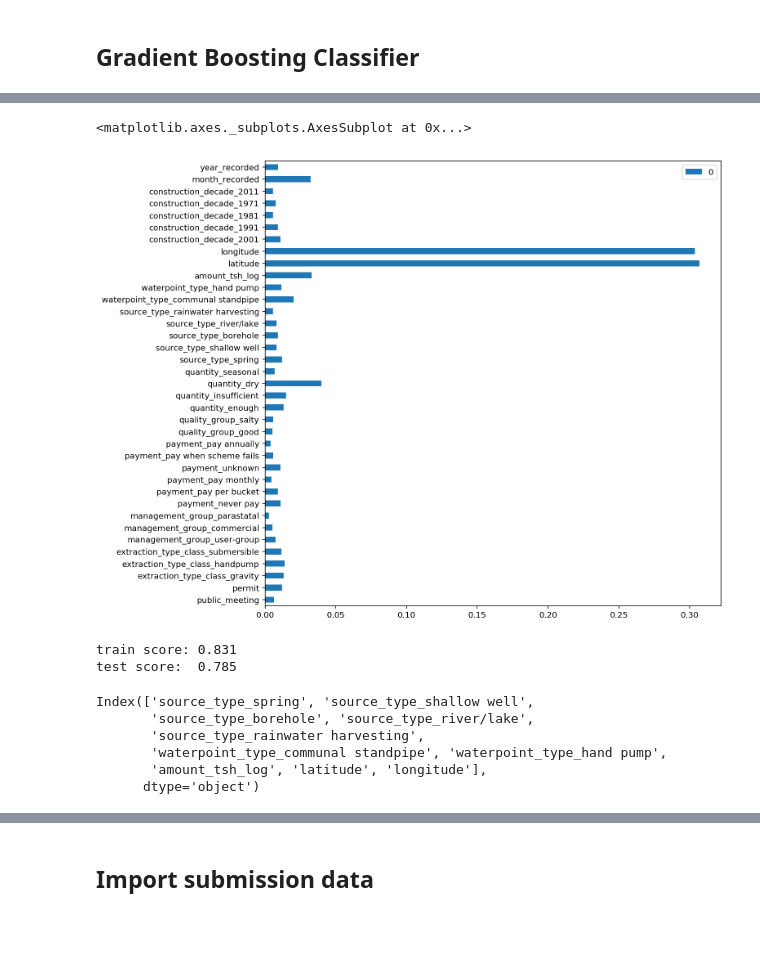
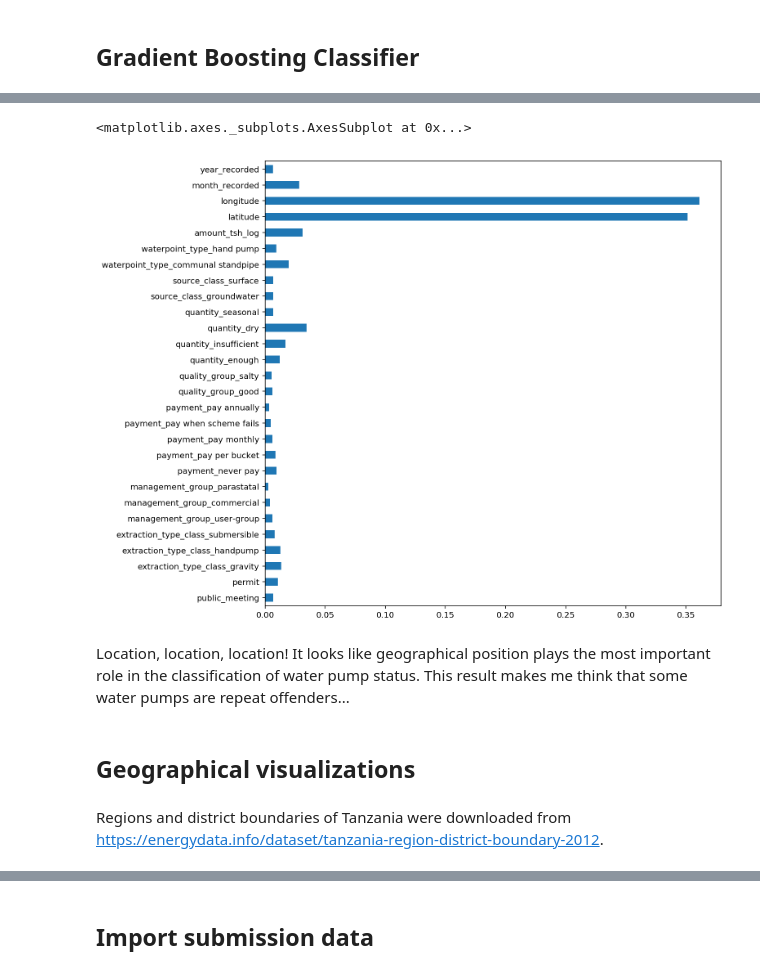
Before and after one commit to tracijo32/water_pumps, a Jupyter notebook: Water pumps in Tanzania.ipynb, the cells around one changed output, grey strips where cells are left out. Saved outputs shown, nothing was run; the diff lists cells and outputs as text; code cells hidden in the pictures; blank space fills up the shorter version.

Commit message:
made new plots, submitted new model with 28 features

````diff
--- a/Water pumps in Tanzania.ipynb
+++ b/Water pumps in Tanzania.ipynb
@@ -68,16 +68,20 @@ def one_hot_encoder(df_old,df_new,column,threshold=None,values=None,name=None):
 # %%
 C = pd.DataFrame(index=features.index)
 
-C = one_hot_encoder(features,C,'funder',threshold=1000)
+#C = one_hot_encoder(features,C,'funder',values=['Government of Tanzania','Danida',
+#                                                'Hesawa','Rwssp','World Bank','Kkkt',
+#                                               'World_Vision','Unicef'])
 C['public_meeting'] = features['public_meeting'].apply(lambda x: 1 if x else 0)
-C = one_hot_encoder(features,C,'scheme_management',threshold=1000)
+#C = one_hot_encoder(features,C,'scheme_management',values=['VWC','WUG','Water authority','WUA','Water Board',
+#                                                          'Parastatal','Private operator','Company'])
 C['permit'] = features['permit'].apply(lambda x: 1 if x else 0)
 C = one_hot_encoder(features,C,'extraction_type_class',values=['gravity','handpump','submersible'])
-C = one_hot_encoder(features,C,'management_group',threshold=1000)
-C = one_hot_encoder(features,C,'payment',threshold=2000)
-C = one_hot_encoder(features,C,'quality_group',threshold=2000)
-C = one_hot_encoder(features,C,'quantity',threshold=1000)
-C = one_hot_encoder(features,C,'source_type',threshold=2000)
-C = one_hot_encoder(features,C,'waterpoint_type',threshold=7000)
+C = one_hot_encoder(features,C,'management_group',values=['user-group','commercial','parastatal'])
+C = one_hot_encoder(features,C,'payment',values=['never pay','pay per bucket','pay monthly',
+                                                   'pay when scheme fails','pay annually'])
+C = one_hot_encoder(features,C,'quality_group',values=['good','salty'])
+C = one_hot_encoder(features,C,'quantity',values=['enough','insufficient','dry','seasonal'])
+C = one_hot_encoder(features,C,'source_class',values=['groundwater','surface'])
+C = one_hot_encoder(features,C,'waterpoint_type',values=['communal standpipe','hand pump'])
 C.shape
 # %% [output]
@@ -110,12 +114,12 @@ I engineered some features out of the ones that were not selected above.
 ```month_recorded```,```year_recorded```: extracted the month and year from ```date_recorded```
 # %%
 E = pd.DataFrame(index=features.index)
-ser=pd.cut(features['construction_year'],[0,1960,1970,1980,1990,2000,2010,2020])
-counts = ser.value_counts()
-values = counts[counts>2000].index
-for v in values:
-    name = features.loc[ser==v,'construction_year'].min().astype(str)
-    E['construction_decade_'+name] = features['construction_year'].apply(lambda x: 1 if x in v else 0)
+#ser=pd.cut(features['construction_year'],[0,1960,1970,1980,1990,2000,2010,2020])
+#counts = ser.value_counts()
+#values = counts[counts>2000].index
+#for v in values:
+#    name = features.loc[ser==v,'construction_year'].min().astype(str)
+#    E['construction_decade_'+name] = features['construction_year'].apply(lambda x: 1 if x in v else 0)
 E['month_recorded'] = features['date_recorded'].apply(lambda x: x.month)
 E['year_recorded'] = features['date_recorded'].apply(lambda x: x.year)
 # %% [markdown]
@@ -131,2 +139,2 @@ from sklearn.ensemble import GradientBoostingClassifier
 # %%
-X_train,X_test,y_train,y_test = train_test_split(X,y,stratify=y,test_size=0.8,random_state=123)
+X_train,X_test,y_train,y_test = train_test_split(X,y,stratify=y,test_size=0.2,random_state=123)
@@ -134,10 +144,10 @@ X_train,X_test,y_train,y_test = train_test_split(X,y,stratify=y,test_size=0.8,ra
 grid = GridSearchCV(
         GradientBoostingClassifier(random_state=123,learning_rate=0.1,n_estimators=100),
         cv=3,n_jobs=6,return_train_score=False,verbose=2,
-        param_grid = {'n_estimators':[100,200,300,400],
-                     'min_samples_split':[2,3,4],
+        param_grid = {#n_estimators':[100,200,300,400],
+                     'min_samples_split':[3,4,5],
                      #'min_samples_leaf':[1,2,3,4],
-                     'max_depth':[5,6,7,8]}
+                     'max_depth':[7,8,9]}
 )
 # %%
 grid.fit(X_train,y_train)
@@ -179,25 +201,13 @@ test score:  0.765
 # %%
 import matplotlib.pyplot as plt
 fig,ax = plt.subplots(figsize=(10,10))
-pd.DataFrame(clf.feature_importances_,index=X.columns).plot(kind='barh',ax=ax)
+pd.DataFrame(clf.feature_importances_,index=X.columns).plot(kind='barh',ax=ax,legend=False)
 # %% [output]
 <matplotlib.axes._subplots.AxesSubplot at 0x...>
-[figure, old version]
+[figure, new version]
-# %%
-X_train,X_test,y_train,y_test = train_test_split(X,y,stratify=y,test_size=0.2,random_state=123)
-clf = GradientBoostingClassifier(random_state=123,learning_rate=0.1,n_estimators=100,min_samples_split=4,max_depth=7)
-clf.fit(X_train,y_train)
-print('train score: %0.3f' % clf.score(X_train,y_train))
-print('test score:  %0.3f' % clf.score(X_test,y_test))
-# %% [output]
-train score: 0.831
-test score:  0.785
-# %%
-X.columns[36:46]
-# %% [output]
-Index(['source_type_spring', 'source_type_shallow well',
-       'source_type_borehole', 'source_type_river/lake',
-       'source_type_rainwater harvesting',
-       'waterpoint_type_communal standpipe', 'waterpoint_type_hand pump',
-       'amount_tsh_log', 'latitude', 'longitude'],
-      dtype='object')
+# %% [markdown]
+Location, location, location! It looks like geographical position plays the most important role in the classification of water pump status. This result makes me think that some water pumps are repeat offenders...
+# %% [markdown]
+## Geographical visualizations
+# %% [markdown]
+Regions and district boundaries of Tanzania were downloaded from https://energydata.info/dataset/tanzania-region-district-boundary-2012.
````
Also changed, not shown: parts of 27 cells of this notebook, 3 other files.
